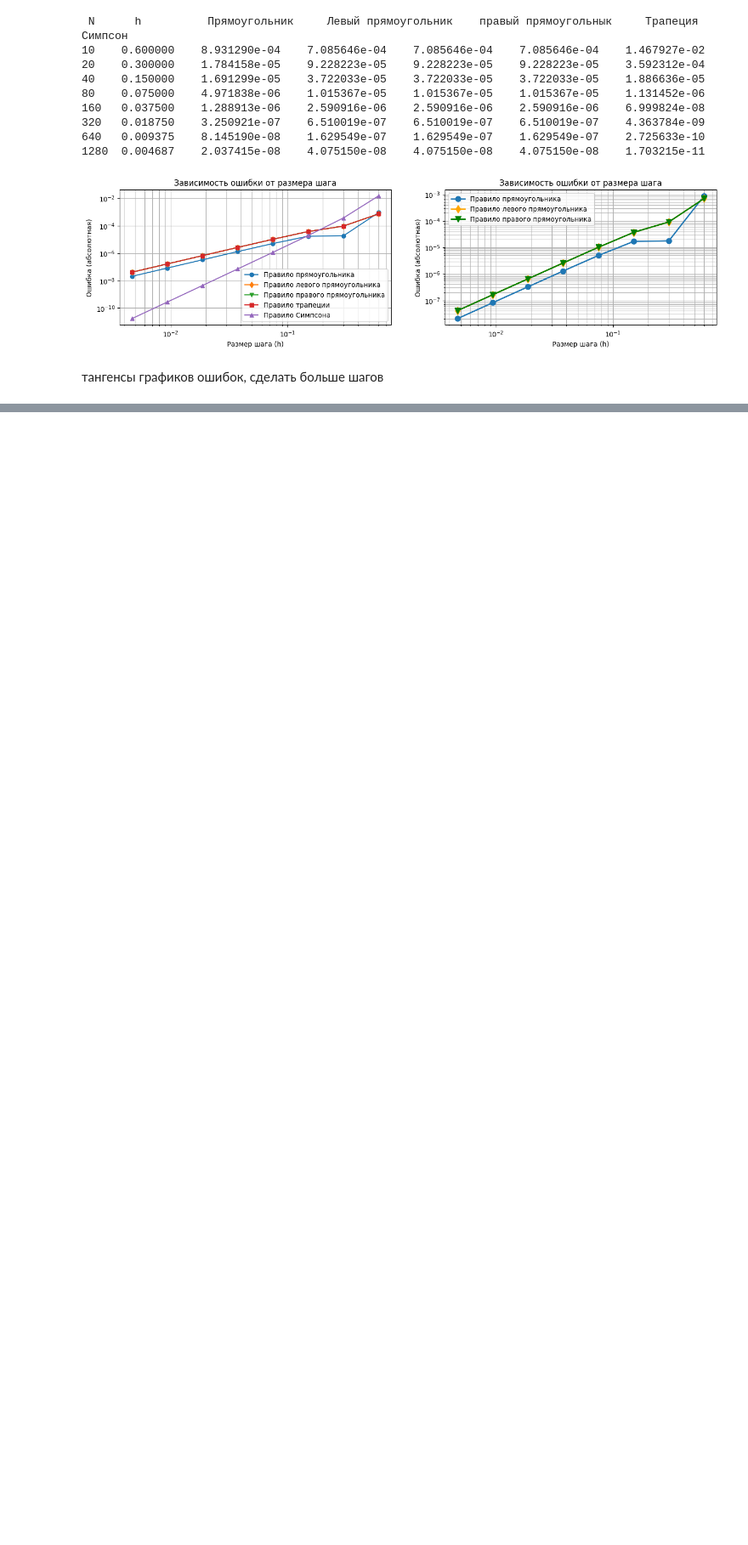
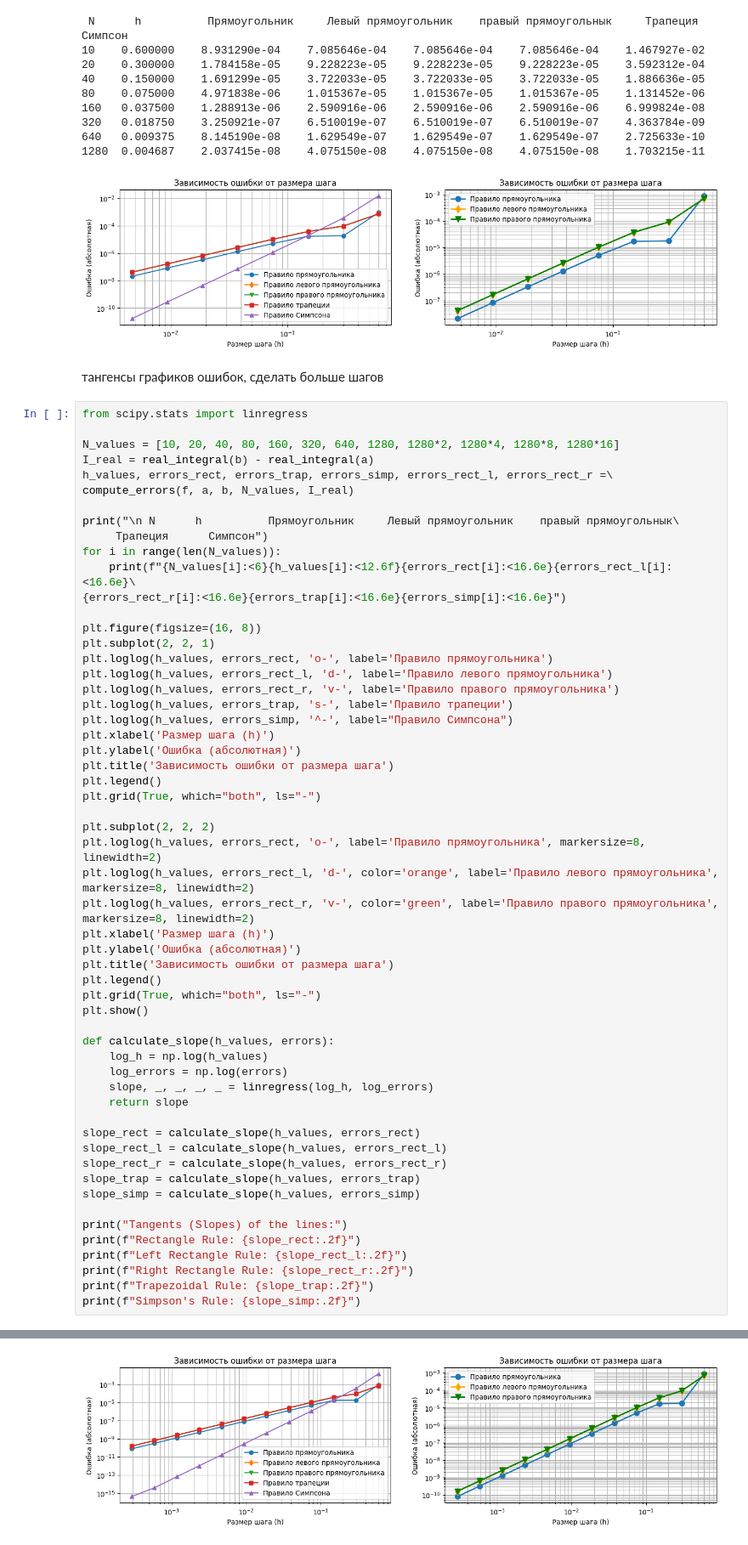
Before and after one commit to Howmanyeyes/NIR_2024, a Jupyter notebook: 3.ipynb, the cells around one changed output, grey strips where cells are left out. Shown at 85% size. Saved outputs shown, nothing was run; the diff lists cells and outputs as text; blank space fills up the shorter version.

```diff
--- a/3.ipynb
+++ b/3.ipynb
@@ -172,3 +172,60 @@ plt.show()
 [figure]
 # %% [markdown]
 тангенсы графиков ошибок, сделать больше шагов
+# %%
+from scipy.stats import linregress
+
+N_values = [10, 20, 40, 80, 160, 320, 640, 1280, 1280*2, 1280*4, 1280*8, 1280*16]
+I_real = real_integral(b) - real_integral(a)
+h_values, errors_rect, errors_trap, errors_simp, errors_rect_l, errors_rect_r =\
+compute_errors(f, a, b, N_values, I_real)
+
+print("\n N      h          Прямоугольник     Левый прямоугольник    правый прямоугольнык\
+     Трапеция      Симпсон")
+for i in range(len(N_values)):
+    print(f"{N_values[i]:<6}{h_values[i]:<12.6f}{errors_rect[i]:<16.6e}{errors_rect_l[i]:<16.6e}\
+{errors_rect_r[i]:<16.6e}{errors_trap[i]:<16.6e}{errors_simp[i]:<16.6e}")
+
+plt.figure(figsize=(16, 8))
+plt.subplot(2, 2, 1)
+plt.loglog(h_values, errors_rect, 'o-', label='Правило прямоугольника')
+plt.loglog(h_values, errors_rect_l, 'd-', label='Правило левого прямоугольника')
+plt.loglog(h_values, errors_rect_r, 'v-', label='Правило правого прямоугольника')
+plt.loglog(h_values, errors_trap, 's-', label='Правило трапеции')
+plt.loglog(h_values, errors_simp, '^-', label="Правило Симпсона")
+plt.xlabel('Размер шага (h)')
+plt.ylabel('Ошибка (абсолютная)')
+plt.title('Зависимость ошибки от размера шага')
+plt.legend()
+plt.grid(True, which="both", ls="-")
+
+plt.subplot(2, 2, 2)
+plt.loglog(h_values, errors_rect, 'o-', label='Правило прямоугольника', markersize=8, linewidth=2)
+plt.loglog(h_values, errors_rect_l, 'd-', color='orange', label='Правило левого прямоугольника', markersize=8, linewidth=2)
+plt.loglog(h_values, errors_rect_r, 'v-', color='green', label='Правило правого прямоугольника', markersize=8, linewidth=2)
+plt.xlabel('Размер шага (h)')
+plt.ylabel('Ошибка (абсолютная)')
+plt.title('Зависимость ошибки от размера шага')
+plt.legend()
+plt.grid(True, which="both", ls="-")
+plt.show()
+
+def calculate_slope(h_values, errors):
+    log_h = np.log(h_values)
+    log_errors = np.log(errors)
+    slope, _, _, _, _ = linregress(log_h, log_errors)
+    return slope
+
+slope_rect = calculate_slope(h_values, errors_rect)
+slope_rect_l = calculate_slope(h_values, errors_rect_l)
+slope_rect_r = calculate_slope(h_values, errors_rect_r)
+slope_trap = calculate_slope(h_values, errors_trap)
+slope_simp = calculate_slope(h_values, errors_simp)
+
+print("Tangents (Slopes) of the lines:")
+print(f"Rectangle Rule: {slope_rect:.2f}")
+print(f"Left Rectangle Rule: {slope_rect_l:.2f}")
+print(f"Right Rectangle Rule: {slope_rect_r:.2f}")
+print(f"Trapezoidal Rule: {slope_trap:.2f}")
+print(f"Simpson's Rule: {slope_simp:.2f}")
+# %% [output]
@@ -174,0 +245 @@ plt.show()
+[figure, added]
```
Also changed, not shown: parts of 1 cell of this notebook, 3 other files.
